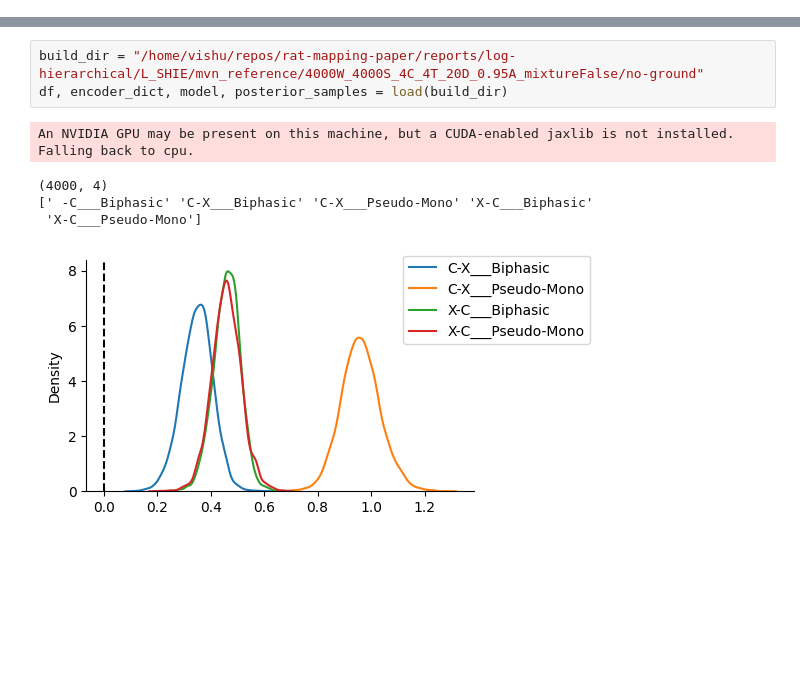
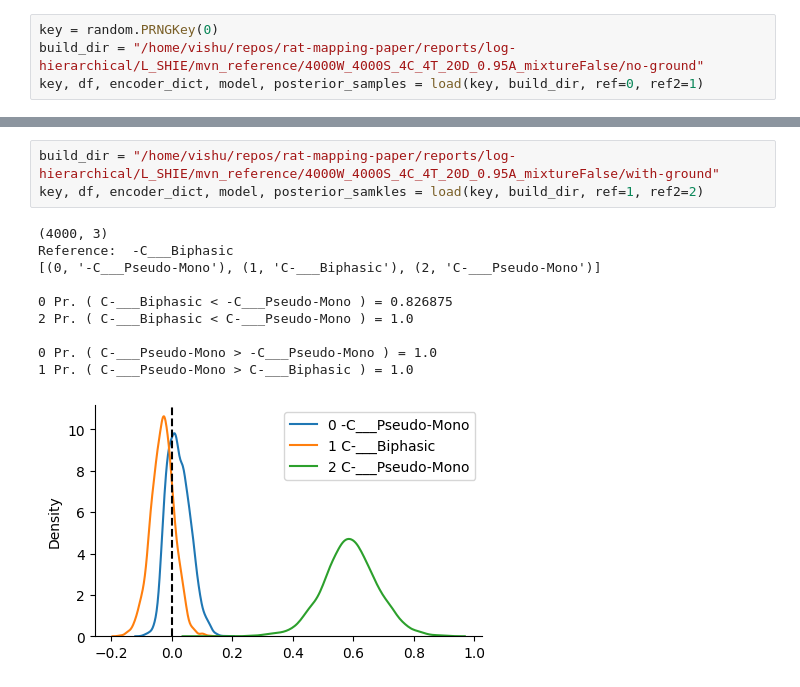
Before and after one commit to hbmep/rat-mapping, a Jupyter notebook: notebooks/log-hierarchical/l-shie/core__hbe.ipynb, the cells around one changed output, grey strips where cells are left out. Cells and saved outputs as stored; diff of their text form; blank space fills up the shorter version.

```diff
--- a/notebooks/log-hierarchical/l-shie/core__hbe.ipynb
+++ b/notebooks/log-hierarchical/l-shie/core__hbe.ipynb
@@ -46,0 +84,4 @@ def load(build_dir):
+# %%
+key = random.PRNGKey(0)
+build_dir = "/home/vishu/repos/rat-mapping-paper/reports/log-hierarchical/L_SHIE/mvn_reference/4000W_4000S_4C_4T_20D_0.95A_mixtureFalse/no-ground"
+key, df, encoder_dict, model, posterior_samples = load(key, build_dir, ref=0, ref2=1)
@@ -47,10 +102,15 @@ def load(build_dir):
 # %%
-build_dir = "/home/vishu/repos/rat-mapping-paper/reports/log-hierarchical/L_SHIE/mvn_reference/4000W_4000S_4C_4T_20D_0.95A_mixtureFalse/no-ground"
-df, encoder_dict, model, posterior_samples = load(build_dir)
+build_dir = "/home/vishu/repos/rat-mapping-paper/reports/log-hierarchical/L_SHIE/mvn_reference/4000W_4000S_4C_4T_20D_0.95A_mixtureFalse/with-ground"
+key, df, encoder_dict, model, posterior_samkles = load(key, build_dir, ref=1, ref2=2)
 # %% [output]
-An NVIDIA GPU may be present on this machine, but a CUDA-enabled jaxlib is not installed. Falling back to cpu.
+(4000, 3)
+Reference:  -C___Biphasic
+[(0, '-C___Pseudo-Mono'), (1, 'C-___Biphasic'), (2, 'C-___Pseudo-Mono')]
+
+0 Pr. ( C-___Biphasic < -C___Pseudo-Mono ) = 0.826875
+2 Pr. ( C-___Biphasic < C-___Pseudo-Mono ) = 1.0
+
+0 Pr. ( C-___Pseudo-Mono > -C___Pseudo-Mono ) = 1.0
+1 Pr. ( C-___Pseudo-Mono > C-___Biphasic ) = 1.0
-(4000, 4)
-[' -C___Biphasic' 'C-X___Biphasic' 'C-X___Pseudo-Mono' 'X-C___Biphasic'
- 'X-C___Pseudo-Mono']
-[figure, old version]
+[figure, new version]
 # %%
```
Also changed, not shown: parts of 4 cells of this notebook, 1 other file.
